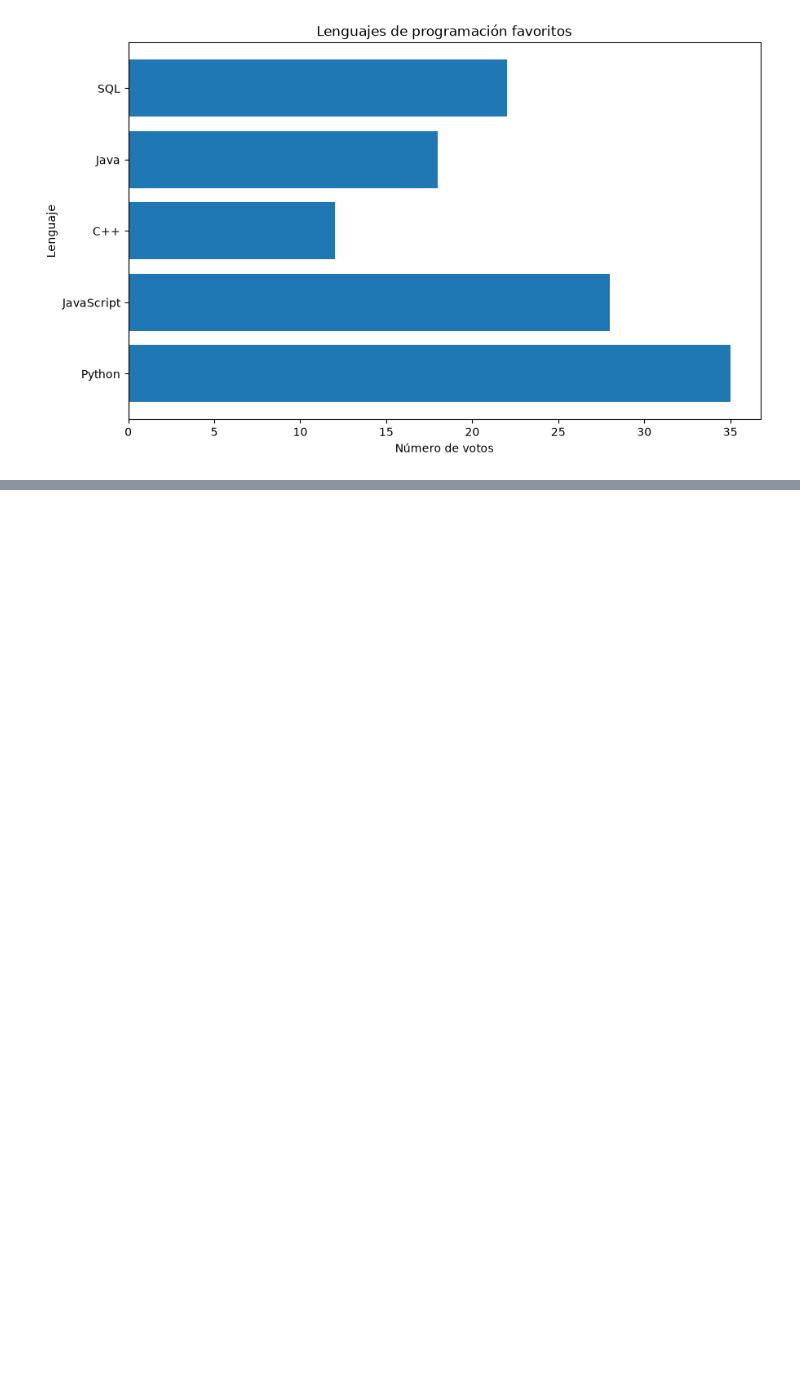
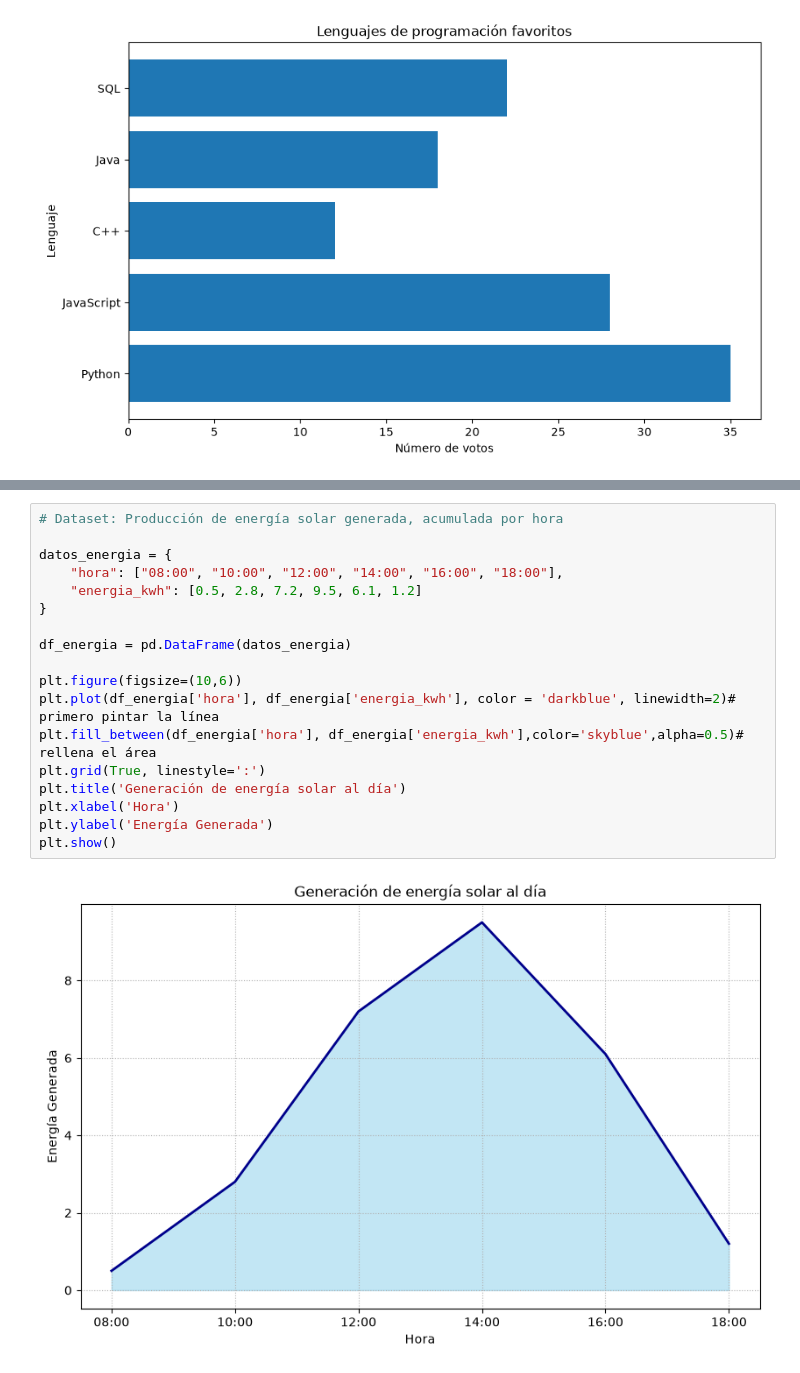
Before and after one commit to LaraDelCerro/Clases-python-big-data, a Jupyter notebook: 10_visualización_datos/01_matplotlib.ipynb, the cells around one changed output, grey strips where cells are left out. Saved outputs shown, nothing was run; the diff lists cells and outputs as text; blank space fills up the shorter version.

```diff
--- a/10_visualización_datos/01_matplotlib.ipynb
+++ b/10_visualización_datos/01_matplotlib.ipynb
@@ -70,0 +129,20 @@ Text(0, 0.5, 'Lenguaje')
+# %%
+# Dataset: Producción de energía solar generada, acumulada por hora
+
+datos_energia = {
+    "hora": ["08:00", "10:00", "12:00", "14:00", "16:00", "18:00"],
+    "energia_kwh": [0.5, 2.8, 7.2, 9.5, 6.1, 1.2]
+}
+
+df_energia = pd.DataFrame(datos_energia)
+
+plt.figure(figsize=(10,6))
+plt.plot(df_energia['hora'], df_energia['energia_kwh'], color = 'darkblue', linewidth=2)# primero pintar la línea
+plt.fill_between(df_energia['hora'], df_energia['energia_kwh'],color='skyblue',alpha=0.5)# rellena el área
+plt.grid(True, linestyle=':')
+plt.title('Generación de energía solar al día')
+plt.xlabel('Hora')
+plt.ylabel('Energía Generada')
+plt.show()
+# %% [output]
+[figure, added]
```
Also changed, not shown: parts of 7 cells of this notebook, 11 other files.
